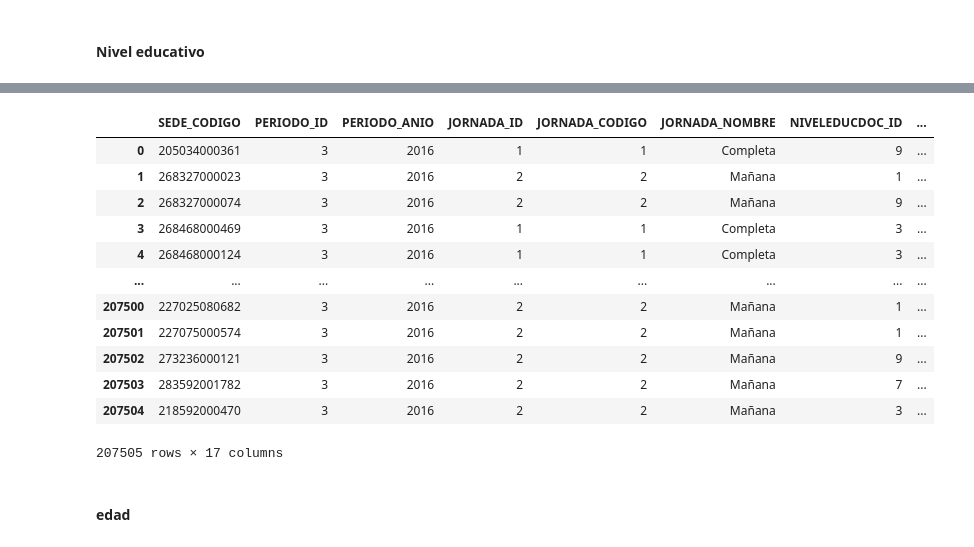
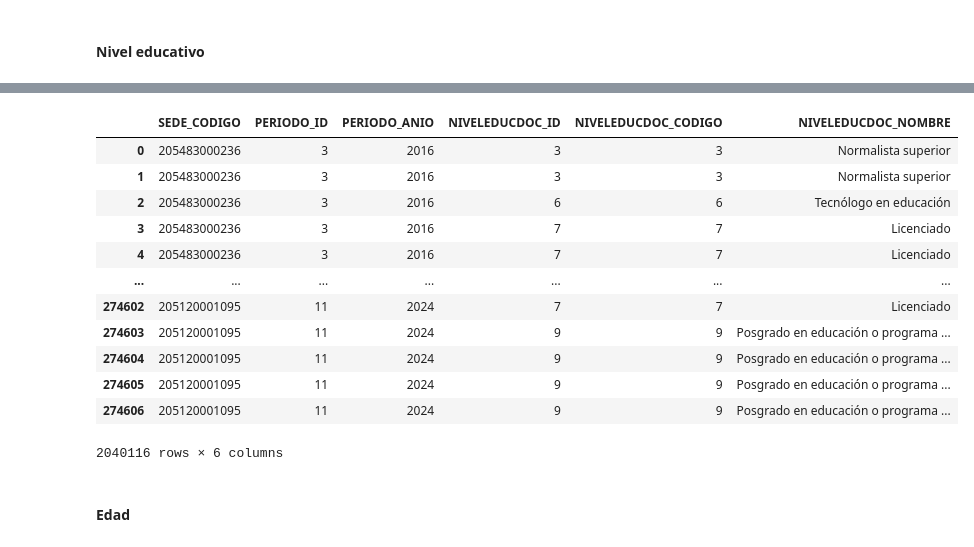
Before and after one commit to TiagoMimi/saber11_teacherinfo_db, a Jupyter notebook: joined/joined_teacher.ipynb, the cells around one changed output, grey strips where cells are left out. Cells and saved outputs as stored; diff of their text form; code cells hidden in the pictures.

```diff
--- a/joined/joined_teacher.ipynb
+++ b/joined/joined_teacher.ipynb
@@ -645,16 +548,0 @@ df_nivel_educativo_2015
-# %%
-df_nivel_educativo_2016
-# %% [output]
-|  | SEDE_CODIGO | PERIODO_ID | PERIODO_ANIO | JORNADA_ID | JORNADA_CODIGO | JORNADA_NOMBRE | NIVELEDUCDOC_ID | ... |
-| 0 | 205034000361 | 3 | 2016 | 1 | 1 | Completa | 9 | ... |
-| 1 | 268327000023 | 3 | 2016 | 2 | 2 | Mañana | 1 | ... |
-| 2 | 268327000074 | 3 | 2016 | 2 | 2 | Mañana | 9 | ... |
-| 3 | 268468000469 | 3 | 2016 | 1 | 1 | Completa | 3 | ... |
-| 4 | 268468000124 | 3 | 2016 | 1 | 1 | Completa | 3 | ... |
-| ... | ... | ... | ... | ... | ... | ... | ... | ... |
-| 207500 | 227025080682 | 3 | 2016 | 2 | 2 | Mañana | 1 | ... |
-| 207501 | 227075000574 | 3 | 2016 | 2 | 2 | Mañana | 1 | ... |
-| 207502 | 273236000121 | 3 | 2016 | 2 | 2 | Mañana | 9 | ... |
-| 207503 | 283592001782 | 3 | 2016 | 2 | 2 | Mañana | 7 | ... |
-| 207504 | 218592000470 | 3 | 2016 | 2 | 2 | Mañana | 3 | ... |
-207505 rows × 17 columns
@@ -661,2 +589,28 @@ df_nivel_educativo_2016
+# %%
+df_educacion = pd.concat([df_educacion_2016,
+                    df_educacion_2017,
+                    df_educacion_2018,
+                    df_educacion_2019,
+                    df_educacion_2020,
+                    df_educacion_2021,
+                    df_educacion_2022,
+                    df_educacion_2023,
+                    df_educacion_2024], axis=0)
+# %%
+df_educacion
+# %% [output]
+|  | SEDE_CODIGO | PERIODO_ID | PERIODO_ANIO | NIVELEDUCDOC_ID | NIVELEDUCDOC_CODIGO | NIVELEDUCDOC_NOMBRE |
+| 0 | 205483000236 | 3 | 2016 | 3 | 3 | Normalista superior |
+| 1 | 205483000236 | 3 | 2016 | 3 | 3 | Normalista superior |
+| 2 | 205483000236 | 3 | 2016 | 6 | 6 | Tecnólogo en educación |
+| 3 | 205483000236 | 3 | 2016 | 7 | 7 | Licenciado |
+| 4 | 205483000236 | 3 | 2016 | 7 | 7 | Licenciado |
+| ... | ... | ... | ... | ... | ... | ... |
+| 274602 | 205120001095 | 11 | 2024 | 7 | 7 | Licenciado |
+| 274603 | 205120001095 | 11 | 2024 | 9 | 9 | Posgrado en educación o programa ... |
+| 274604 | 205120001095 | 11 | 2024 | 9 | 9 | Posgrado en educación o programa ... |
+| 274605 | 205120001095 | 11 | 2024 | 9 | 9 | Posgrado en educación o programa ... |
+| 274606 | 205120001095 | 11 | 2024 | 9 | 9 | Posgrado en educación o programa ... |
+2040116 rows × 6 columns
 # %% [markdown]
-#### edad
+#### Edad
```
Also changed, not shown: parts of 23 cells of this notebook.
